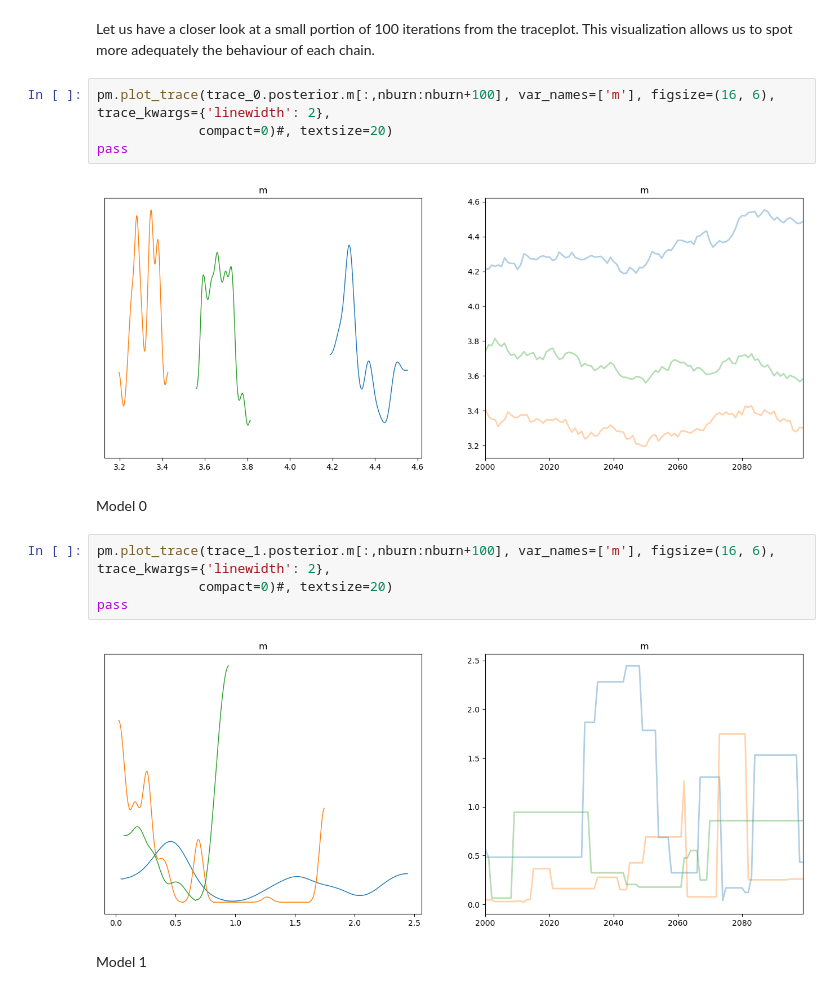
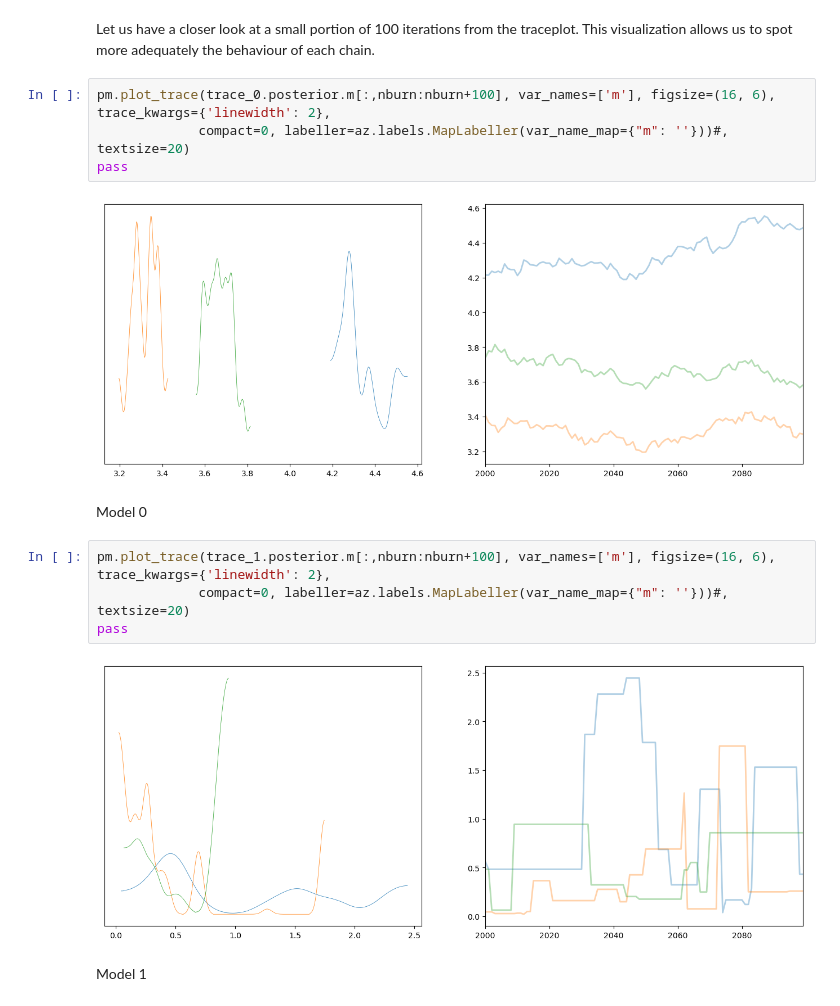
Before and after one commit to fcastagna/mcmc_convergence, a Jupyter notebook: convergence.ipynb, the cells around one changed output. Saved outputs shown, nothing was run; the diff lists cells and outputs as text.

```diff
--- a/convergence.ipynb
+++ b/convergence.ipynb
@@ -111,18 +109,18 @@ Model 2
 Let us have a closer look at a small portion of 100 iterations from the traceplot. This visualization allows us to spot more adequately the behaviour of each chain.
 # %%
 pm.plot_trace(trace_0.posterior.m[:,nburn:nburn+100], var_names=['m'], figsize=(16, 6), trace_kwargs={'linewidth': 2},
-             compact=0)#, textsize=20)
+             compact=0, labeller=az.labels.MapLabeller(var_name_map={"m": ''}))#, textsize=20)
 pass
 # %% [output]
-[figure, old version]
+[figure, new version]
 # %% [markdown]
 Model 0
 # %%
 pm.plot_trace(trace_1.posterior.m[:,nburn:nburn+100], var_names=['m'], figsize=(16, 6), trace_kwargs={'linewidth': 2},
-             compact=0)#, textsize=20)
+             compact=0, labeller=az.labels.MapLabeller(var_name_map={"m": ''}))#, textsize=20)
 pass
 # %% [output]
-[figure, old version]
+[figure, new version]
 # %% [markdown]
 Model 1
 # %%
```
Also changed, not shown: parts of 24 cells of this notebook.
